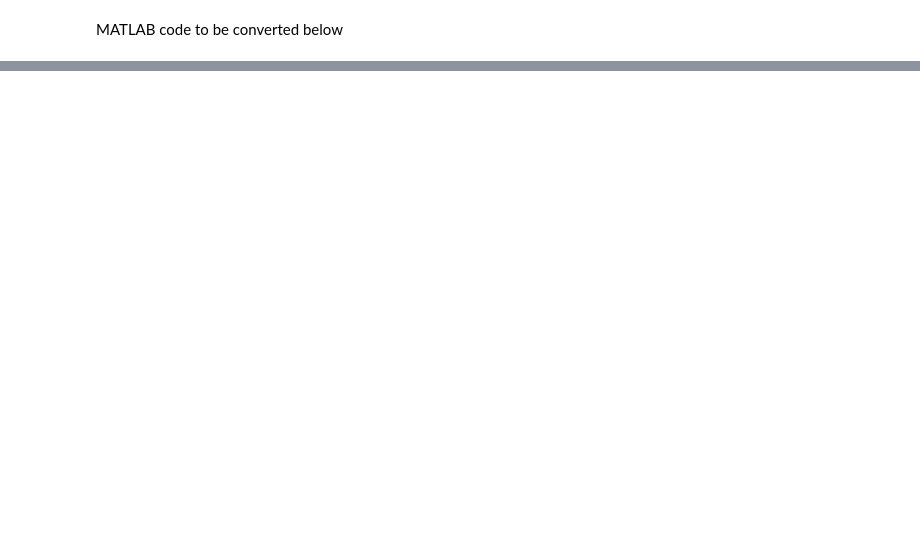
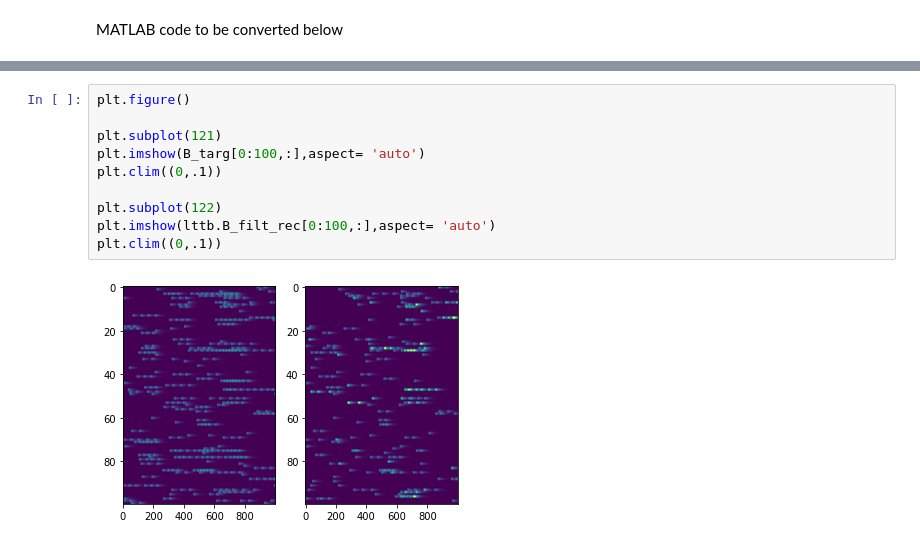
Before and after one commit to cristianocapone/LTTB, a Jupyter notebook: 3D-trajectory.ipynb, the cells around one changed output, grey strips where cells are left out. Drawn from its saved outputs; the diff is of its cells as text; blank space fills up the shorter version.

```diff
--- a/3D-trajectory.ipynb
+++ b/3D-trajectory.ipynb
@@ -241 +238,13 @@ array([[-2.48565536, -2.48565536, -2.48565536, ..., -2.48565536,
+# %%
+plt.figure()
+
+plt.subplot(121)
+plt.imshow(B_targ[0:100,:],aspect= 'auto')
+plt.clim((0,.1))
+
+plt.subplot(122)
+plt.imshow(lttb.B_filt_rec[0:100,:],aspect= 'auto')
+plt.clim((0,.1))
+# %% [output]
+[figure, added]
 # %%
```
Also changed, not shown: parts of 8 cells of this notebook, 1 other file.
